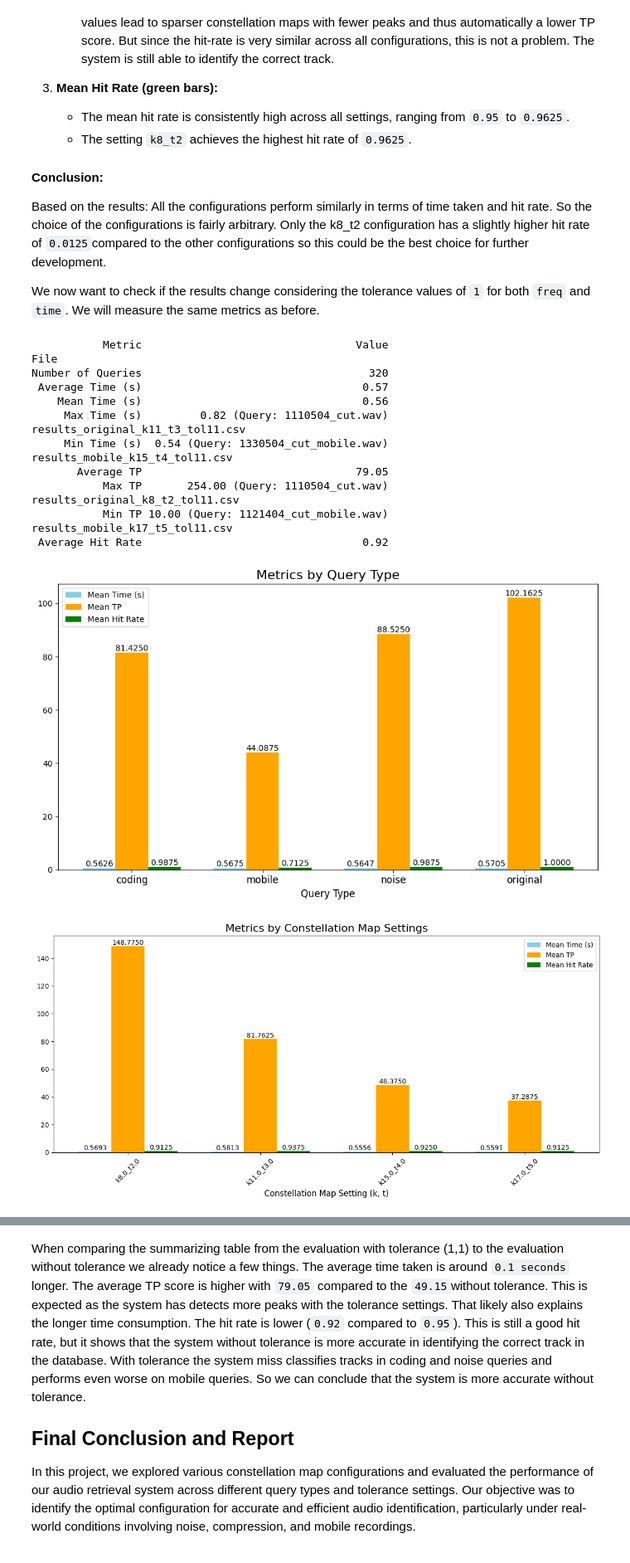
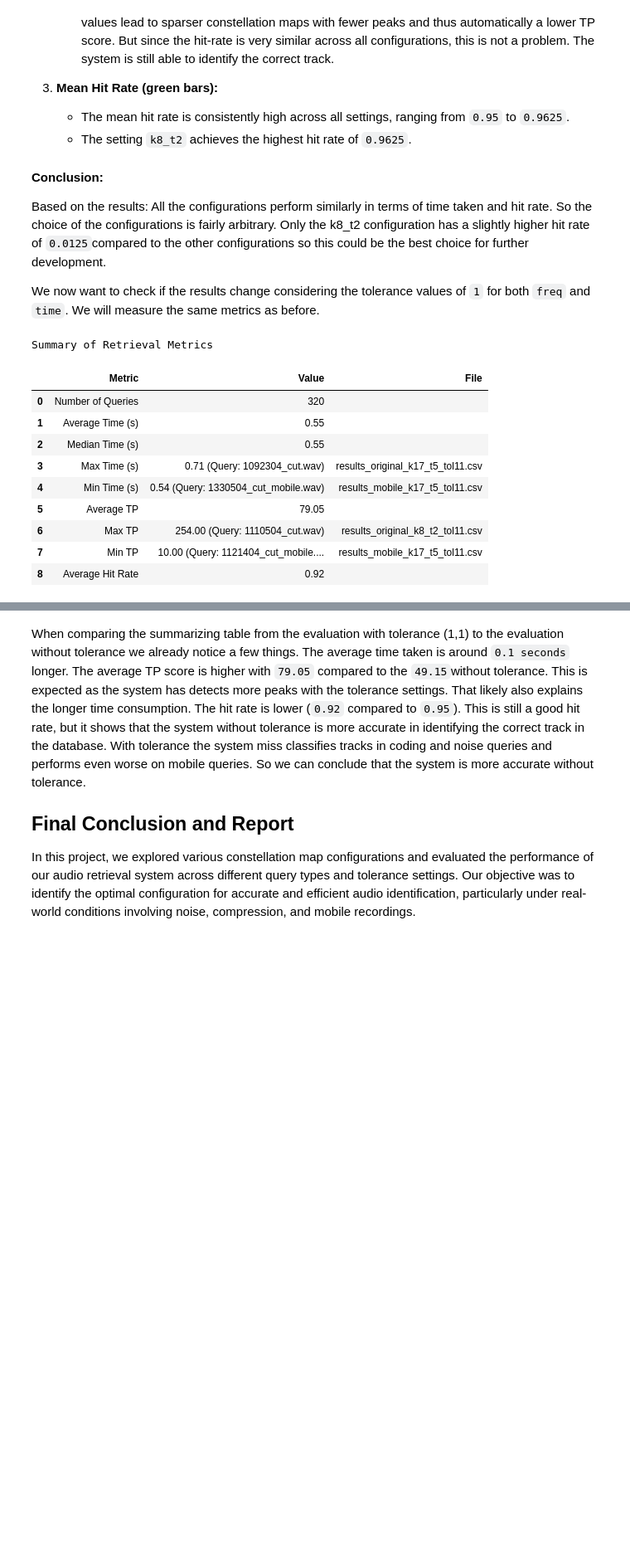
Before and after one commit to Lutu-gl/AudioID-Retrieval, a Jupyter notebook: notebooks/04_audio_retrieval_MS1.ipynb, the cells around one changed output, grey strips where cells are left out. Shown at 83% size. Drawn from its saved outputs; the diff is of its cells as text; code cells hidden in the pictures; blank space fills up the shorter version.

```diff
--- a/notebooks/04_audio_retrieval_MS1.ipynb
+++ b/notebooks/04_audio_retrieval_MS1.ipynb
@@ -773,25 +787,20 @@ We will measure the same metrics as before.
 # %%
 results_folder = "../evaluation"
 
 #combined_df = load_all_results(results_folder, tolerance="tol00")
 #summarize_overall_metrics(combined_df)
 combined_df_2 = load_all_results(results_folder, tolerance="tol11")
 sm_2 = summarize_overall_metrics(combined_df_2)
-
-#grouped_metrics_query_types_2 = analyze_query_types(combined_df)
-qt_2 = analyze_query_types(combined_df_2)
-#analyze_constellation_map_settings(combined_df)
-ms_2 = analyze_constellation_map_settings(combined_df_2)
+sm_2
 # %% [output]
-           Metric                                 Value                              File
-Number of Queries                                   320
- Average Time (s)                                  0.57
-    Mean Time (s)                                  0.56
-     Max Time (s)         0.82 (Query: 1110504_cut.wav) results_original_k11_t3_tol11.csv
-     Min Time (s)  0.54 (Query: 1330504_cut_mobile.wav)   results_mobile_k15_t4_tol11.csv
-       Average TP                                 79.05
-           Max TP       254.00 (Query: 1110504_cut.wav)  results_original_k8_t2_tol11.csv
-           Min TP 10.00 (Query: 1121404_cut_mobile.wav)   results_mobile_k17_t5_tol11.csv
- Average Hit Rate                                  0.92
+Summary of Retrieval Metrics
-[figure, removed]
-[figure, removed]
+|  | Metric | Value | File |
+| 0 | Number of Queries | 320 |  |
+| 1 | Average Time (s) | 0.55 |  |
+| 2 | Median Time (s) | 0.55 |  |
+| 3 | Max Time (s) | 0.71 (Query: 1092304_cut.wav) | results_original_k17_t5_tol11.csv |
+| 4 | Min Time (s) | 0.54 (Query: 1330504_cut_mobile.wav) | results_mobile_k17_t5_tol11.csv |
+| 5 | Average TP | 79.05 |  |
+| 6 | Max TP | 254.00 (Query: 1110504_cut.wav) | results_original_k8_t2_tol11.csv |
+| 7 | Min TP | 10.00 (Query: 1121404_cut_mobile.... | results_mobile_k17_t5_tol11.csv |
+| 8 | Average Hit Rate | 0.92 |  |
```
Also changed, not shown: parts of 11 cells of this notebook, 41 other files.
